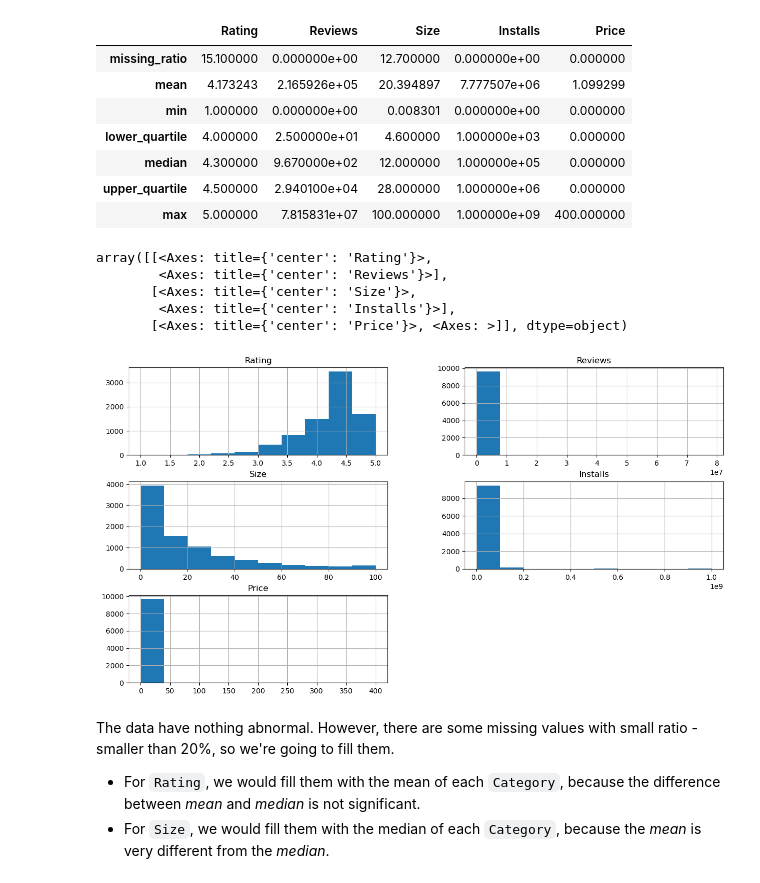
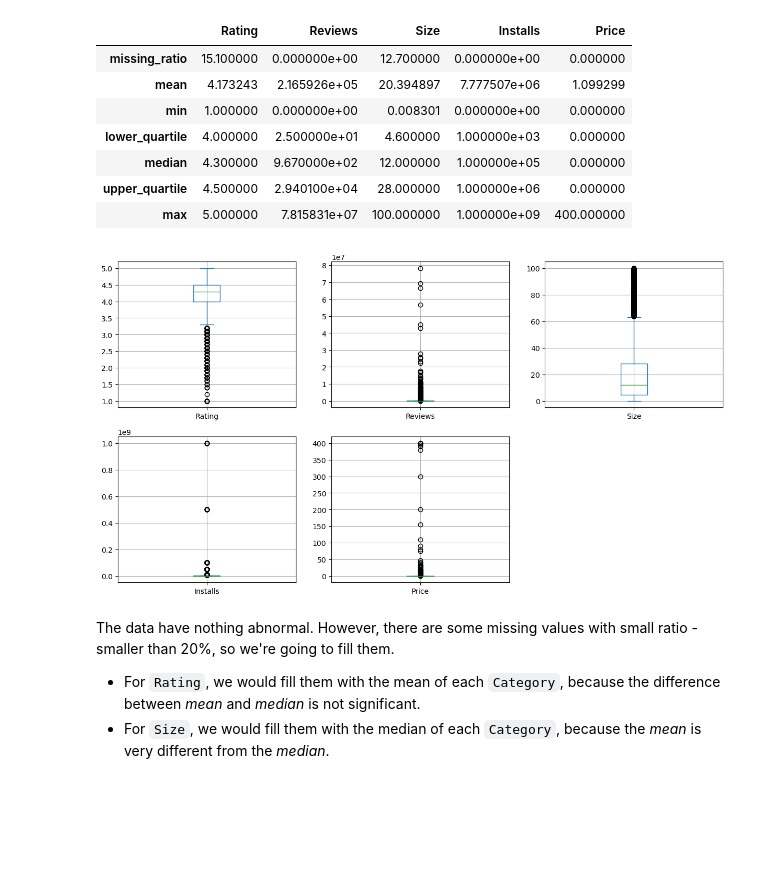
Before and after one commit to Luc-h0/Lap_trinh_cho_khoa_hoc_du_lieu, a Jupyter notebook: Notebook/1.0-Preprocess.ipynb, the cells around one changed output. Drawn from its saved outputs; the diff is of its cells as text; code cells hidden in the pictures; blank space fills up the shorter version.

Commit message:
1.0-Preprocess.ipynb hist->boxplot

```diff
--- a/Notebook/1.0-Preprocess.ipynb
+++ b/Notebook/1.0-Preprocess.ipynb
@@ -245,14 +245,12 @@ num_col_info_df
 | max | 5.000000 | 7.815831e+07 | 100.000000 | 1.000000e+09 | 400.000000 |
 # %%
 # visualize the distribution
-num_col_df.hist(figsize=(15, 8))
+fig, axes = plt.subplots(2, 3, figsize=(15, 8))
+fig.delaxes(axes[1, 2])
+for col, ax in zip(num_col_df, axes.ravel()):
+    num_col_df[col].plot.box(ax=ax, grid=True)
 # %% [output]
-array([[<Axes: title={'center': 'Rating'}>,
-        <Axes: title={'center': 'Reviews'}>],
-       [<Axes: title={'center': 'Size'}>,
-        <Axes: title={'center': 'Installs'}>],
-       [<Axes: title={'center': 'Price'}>, <Axes: >]], dtype=object)
-[figure, old version]
+[figure, new version]
 # %% [markdown]
 The data have nothing abnormal. However, there are some missing values with small ratio - smaller than 20%, so we're going to fill them.
 - For `Rating`, we would fill them with the mean of each `Category`, because the difference between *mean* and *median* is not significant.
```
Also changed, not shown: parts of 1 cell of this notebook.
